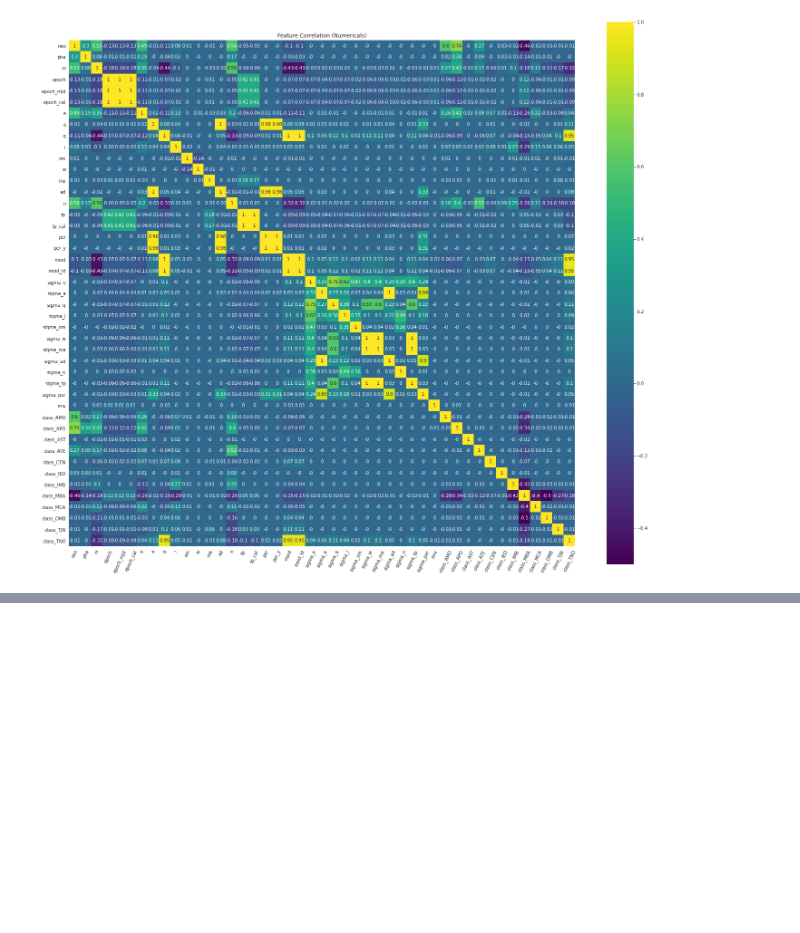
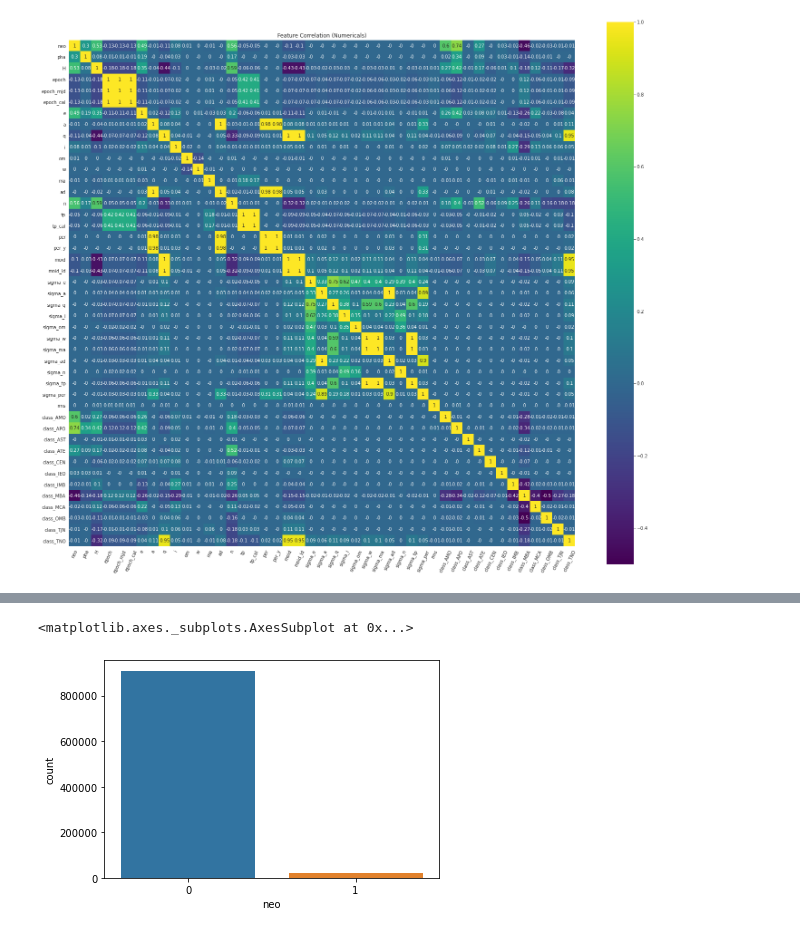
Before and after one commit to a-gantzia/Hazardous_Asteroid_Prediction, a Jupyter notebook: Hazardous_Asteroid_Prediction.ipynb, the cells around one changed output, grey strips where cells are left out. Saved outputs shown, nothing was run; the diff lists cells and outputs as text; code cells hidden in the pictures; blank space fills up the shorter version.

```diff
--- a/Hazardous_Asteroid_Prediction.ipynb
+++ b/Hazardous_Asteroid_Prediction.ipynb
@@ -172,0 +160,6 @@ corrank(df)
+# %%
+
+sns.countplot(x=df['neo'])
+# %% [output]
+<matplotlib.axes._subplots.AxesSubplot at 0x...>
+[figure, added]
```
Also changed, not shown: parts of 8 cells of this notebook.
